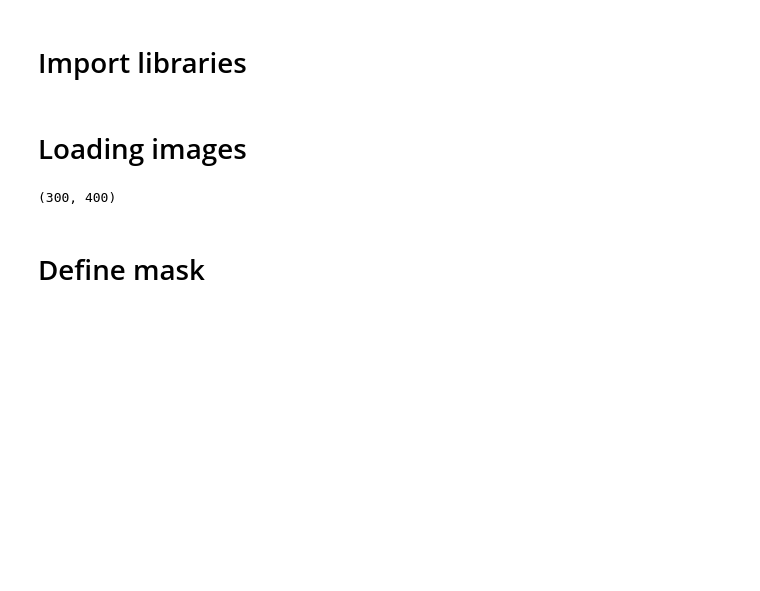
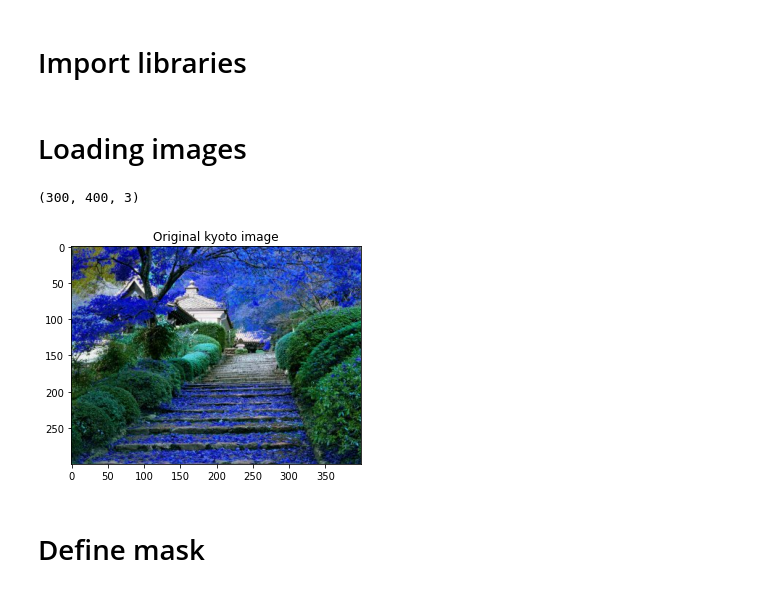
Before and after one commit to ShivaniH/RS_Steganalysis, a Jupyter notebook: src/Project-Part1.ipynb, the cells around one changed output. Cells and saved outputs as stored; diff of their text form; code cells hidden in the pictures; blank space fills up the shorter version.

```diff
--- a/src/Project-Part1.ipynb
+++ b/src/Project-Part1.ipynb
@@ -10,17 +10,20 @@ from PIL import Image, ImageOps
 # %% [markdown]
 # Loading images
 # %%
-img_kyoto = cv2.cvtColor(cv2.imread("../images/kyoto-2.bmp"), cv2.COLOR_BGR2GRAY)
+# img_kyoto = cv2.cvtColor(cv2.imread("../images/kyoto-2.bmp"), cv2.COLOR_BGR2GRAY)
+img_kyoto = cv2.imread("../images/kyoto-2.bmp")
 img_kyoto.shape
 # %% [output]
-(300, 400)
+(300, 400, 3)
 # %%
 img_kyoto = Image.open('../images/kyoto-2.bmp')
 img_kyoto.size
 # %%
-plt.imshow(img_kyoto, cmap = 'gray')
+plt.imshow(img_kyoto)
 plt.title("Original kyoto image")
 plt.show()
+# %% [output]
+[figure, added]
 # %% [markdown]
 # Define mask
 # %%
```
Also changed, not shown: parts of 2 cells of this notebook, 4 other files.
